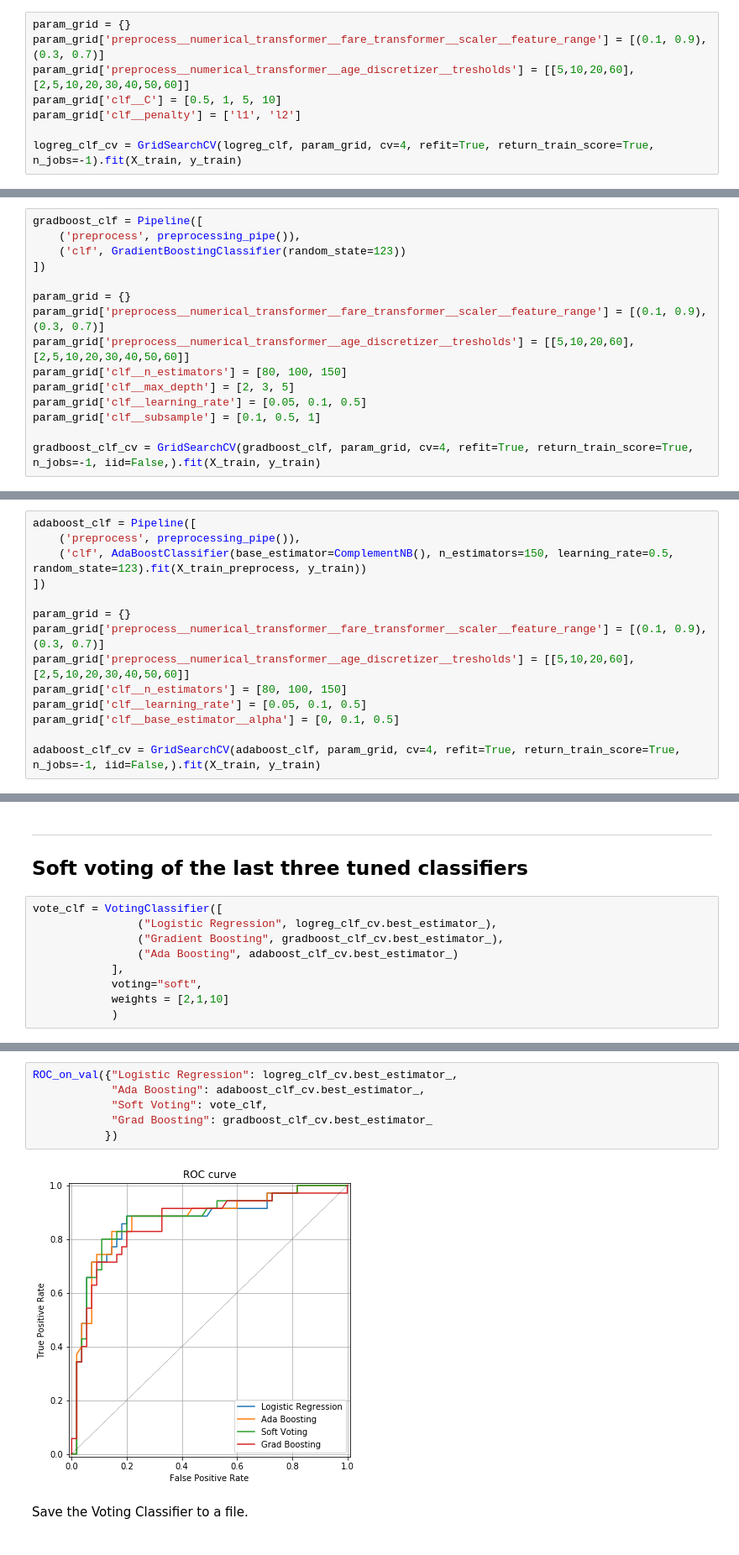
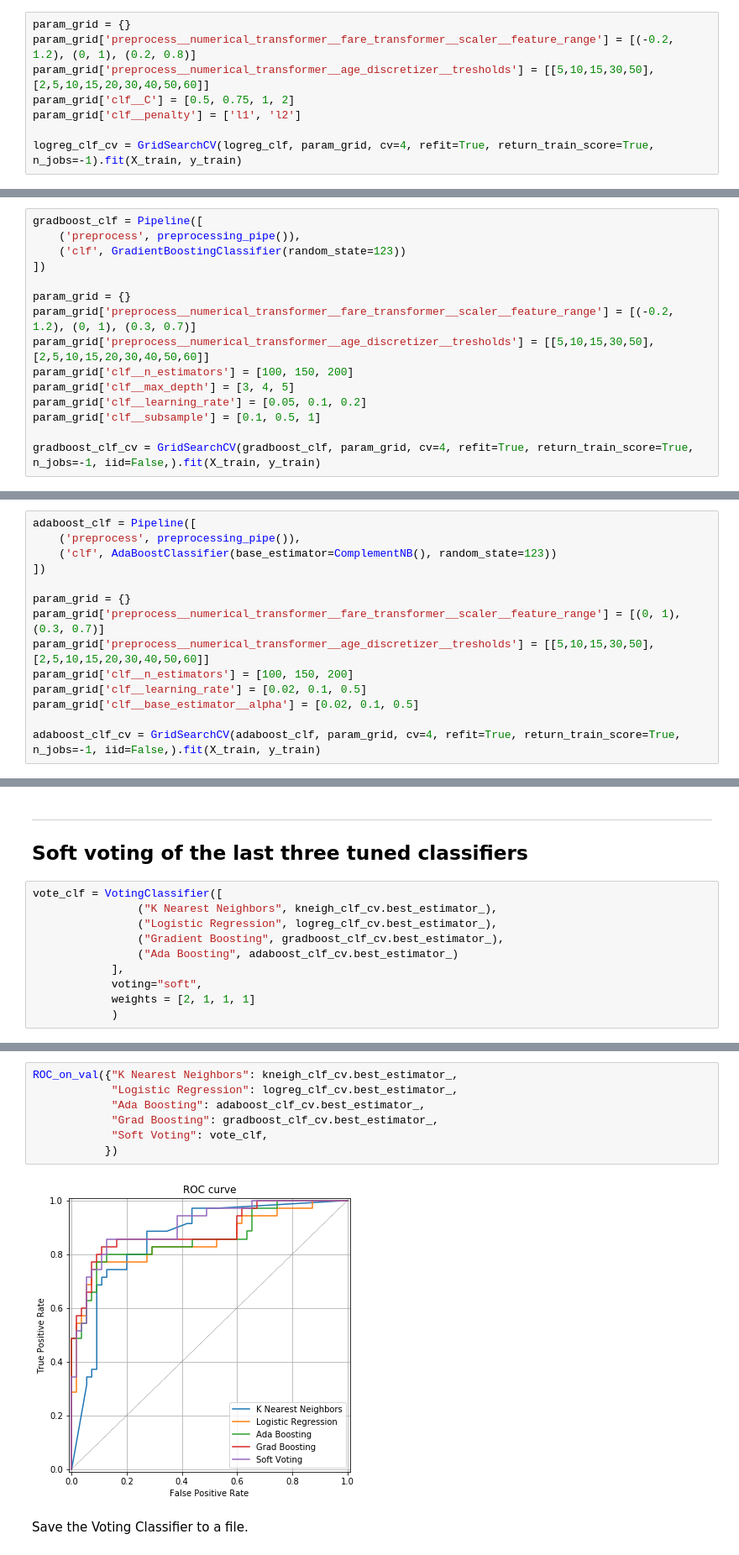
Before and after one commit to olszewskip/Titanic, a Jupyter notebook: classify.ipynb, the cells around one changed output, grey strips where cells are left out. Shown at 84% size. Drawn from its saved outputs; the diff is of its cells as text.

```diff
--- a/classify.ipynb
+++ b/classify.ipynb
@@ -159,9 +232,9 @@ logreg_clf = Pipeline([
 ])
 # %%
 param_grid = {}
-param_grid['preprocess__numerical_transformer__fare_transformer__scaler__feature_range'] = [(0.1, 0.9),  (0.3, 0.7)]
-param_grid['preprocess__numerical_transformer__age_discretizer__tresholds'] = [[5,10,20,60], [2,5,10,20,30,40,50,60]]
-param_grid['clf__C'] = [0.5, 1, 5, 10]
+param_grid['preprocess__numerical_transformer__fare_transformer__scaler__feature_range'] = [(-0.2, 1.2), (0, 1), (0.2, 0.8)]
+param_grid['preprocess__numerical_transformer__age_discretizer__tresholds'] = [[5,10,15,30,50],[2,5,10,15,20,30,40,50,60]]
+param_grid['clf__C'] = [0.5, 0.75, 1, 2]
 param_grid['clf__penalty'] = ['l1', 'l2']
 
 logreg_clf_cv = GridSearchCV(logreg_clf, param_grid, cv=4, refit=True, return_train_score=True, n_jobs=-1).fit(X_train, y_train)
@@ -227,11 +300,11 @@ gradboost_clf = Pipeline([
 ])
 
 param_grid = {}
-param_grid['preprocess__numerical_transformer__fare_transformer__scaler__feature_range'] = [(0.1, 0.9),  (0.3, 0.7)]
-param_grid['preprocess__numerical_transformer__age_discretizer__tresholds'] = [[5,10,20,60], [2,5,10,20,30,40,50,60]]
-param_grid['clf__n_estimators'] = [80, 100, 150]
-param_grid['clf__max_depth'] = [2, 3, 5]
-param_grid['clf__learning_rate'] = [0.05, 0.1, 0.5]
+param_grid['preprocess__numerical_transformer__fare_transformer__scaler__feature_range'] = [(-0.2, 1.2), (0, 1), (0.3, 0.7)]
+param_grid['preprocess__numerical_transformer__age_discretizer__tresholds'] = [[5,10,15,30,50],[2,5,10,15,20,30,40,50,60]]
+param_grid['clf__n_estimators'] = [100, 150, 200]
+param_grid['clf__max_depth'] = [3, 4, 5]
+param_grid['clf__learning_rate'] = [0.05, 0.1, 0.2]
 param_grid['clf__subsample'] = [0.1, 0.5, 1]
 
 gradboost_clf_cv = GridSearchCV(gradboost_clf, param_grid, cv=4, refit=True, return_train_score=True, n_jobs=-1, iid=False,).fit(X_train, y_train)
@@ -293,15 +367,15 @@ ROC_on_val({"Logistic Regression": logreg_clf_cv.best_estimator_,
 # %%
 adaboost_clf = Pipeline([
     ('preprocess', preprocessing_pipe()),
-    ('clf', AdaBoostClassifier(base_estimator=ComplementNB(), n_estimators=150, learning_rate=0.5, random_state=123).fit(X_train_preprocess, y_train))
+    ('clf', AdaBoostClassifier(base_estimator=ComplementNB(), random_state=123))
 ])
 
 param_grid = {}
-param_grid['preprocess__numerical_transformer__fare_transformer__scaler__feature_range'] = [(0.1, 0.9),  (0.3, 0.7)]
-param_grid['preprocess__numerical_transformer__age_discretizer__tresholds'] = [[5,10,20,60], [2,5,10,20,30,40,50,60]]
-param_grid['clf__n_estimators'] = [80, 100, 150]
-param_grid['clf__learning_rate'] = [0.05, 0.1, 0.5]
-param_grid['clf__base_estimator__alpha'] = [0, 0.1, 0.5]
+param_grid['preprocess__numerical_transformer__fare_transformer__scaler__feature_range'] = [(0, 1),  (0.3, 0.7)]
+param_grid['preprocess__numerical_transformer__age_discretizer__tresholds'] = [[5,10,15,30,50],[2,5,10,15,20,30,40,50,60]]
+param_grid['clf__n_estimators'] = [100, 150, 200]
+param_grid['clf__learning_rate'] = [0.02, 0.1, 0.5]
+param_grid['clf__base_estimator__alpha'] = [0.02, 0.1, 0.5]
 
 adaboost_clf_cv = GridSearchCV(adaboost_clf, param_grid, cv=4, refit=True, return_train_score=True, n_jobs=-1, iid=False,).fit(X_train, y_train)
 # %%
@@ -362,12 +437,13 @@ ROC_on_val({"Logistic Regression": logreg_clf_cv.best_estimator_,
 ## Soft voting of the last three tuned classifiers
 # %%
 vote_clf = VotingClassifier([
+                ("K Nearest Neighbors", kneigh_clf_cv.best_estimator_),
                 ("Logistic Regression", logreg_clf_cv.best_estimator_),
                 ("Gradient Boosting", gradboost_clf_cv.best_estimator_),
                 ("Ada Boosting", adaboost_clf_cv.best_estimator_)
             ],
             voting="soft",
-            weights = [2,1,10]
+            weights = [2, 1, 1, 1]
             )
 # %%
 vote_clf.fit(X_train, y_train)
@@ -387,13 +463,14 @@ Soft Voting:
 Accuracy on validation: 0.8333333333333334
 [figure]
 # %%
-ROC_on_val({"Logistic Regression": logreg_clf_cv.best_estimator_,
+ROC_on_val({"K Nearest Neighbors": kneigh_clf_cv.best_estimator_,
+            "Logistic Regression": logreg_clf_cv.best_estimator_,
             "Ada Boosting": adaboost_clf_cv.best_estimator_,
+            "Grad Boosting": gradboost_clf_cv.best_estimator_,
             "Soft Voting": vote_clf,
-            "Grad Boosting": gradboost_clf_cv.best_estimator_
            })
 # %% [output]
-[figure, old version]
+[figure, new version]
 # %% [markdown]
 Save the Voting Classifier to a file.
 # %%
```
Also changed, not shown: parts of 32 cells of this notebook, 6 other files.
